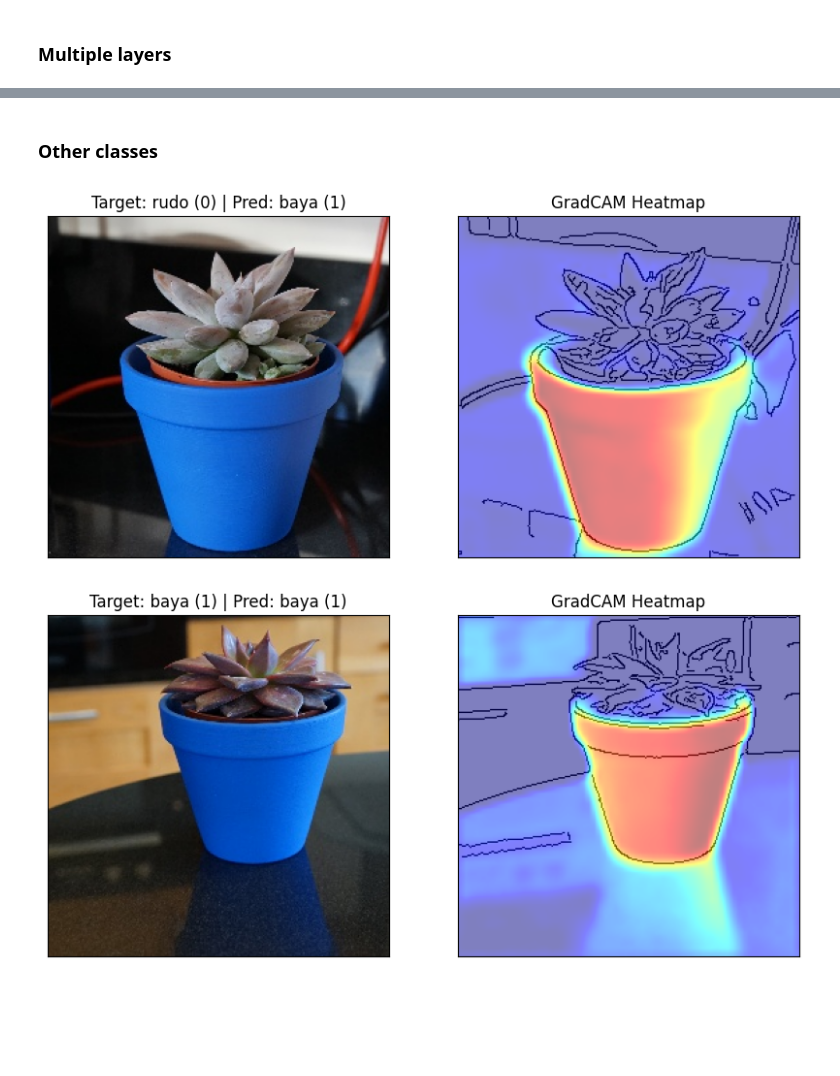
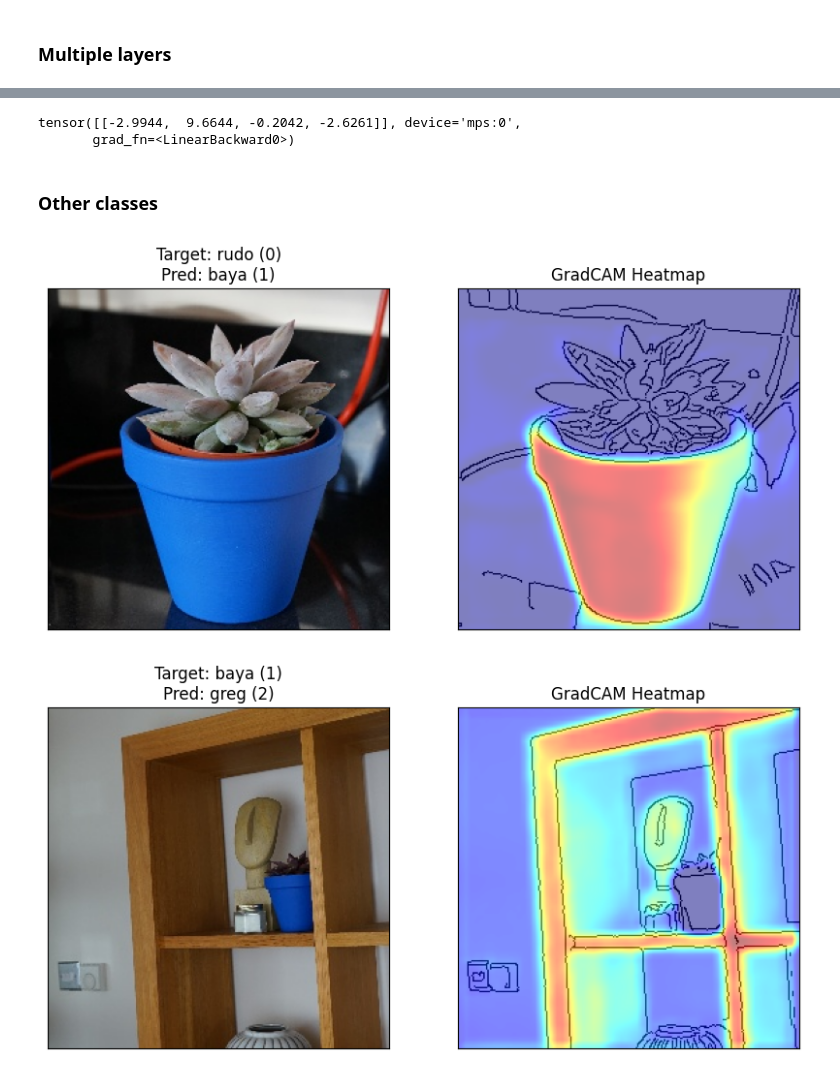
Before and after one commit to a-data-odyssey/XAI-for-CV, a Jupyter notebook: src/gradient/grad-cam.ipynb, the cells around one changed output, grey strips where cells are left out. Drawn from its saved outputs; the diff is of its cells as text; code cells hidden in the pictures; blank space fills up the shorter version.

```diff
--- a/src/gradient/grad-cam.ipynb
+++ b/src/gradient/grad-cam.ipynb
@@ -25,12 +25,11 @@ from network import CNN
 # Load model and dataset
 # %%
 # Download the model directly from Hugging Face Hub
-model_path = hf_hub_download(repo_id="a-data-odyssey/XAI-for-CV-models",
-                             filename="models/pot_plant_classifier/model.pth")
+model_path = hf_hub_download(repo_id="a-data-odyssey/pot-plant-classifier",
+                             filename="pot-plant-classifier.pth")
 
 # Load the model
-model = CNN()
-model.load_state_dict(torch.load(model_path))
+model = torch.load(model_path, map_location=torch.device('cpu'))
 
 # Set the model to evaluation mode
 device = torch.device('mps' if torch.backends.mps.is_built()
@@ -126,7 +125,7 @@ for a in ax:
 # %% [output]
 [figure]
 # %%
-def plot_gradcam(rgb_image, visualization,title='Input'):
+def plot_gradcam(rgb_image, visulaization,title='Input'):
 
     """Display the original image and the GradCAM heatmap"""
 
@@ -135,7 +134,7 @@ def plot_gradcam(rgb_image, visualization,title='Input'):
     ax[0].imshow(rgb_image)
     ax[0].set_title(title)
 
-    ax[1].imshow(visualization)
+    ax[1].imshow(visulaization)
     ax[1].set_title("GradCAM Heatmap")
 
     for a in ax:
@@ -172,5 +171,5 @@ plot_gradcam(rgb_image, visualization)
 ### Multiple layers
 # %%
 # all conv layers
-target_layer = [model.conv_layers[0],model.conv_layers[3],model.conv_layers[6]]
+layers = [model.conv_layers[0],model.conv_layers[3],model.conv_layers[6]]
 # %%
@@ -186,0 +206,18 @@ plot_gradcam(rgb_image, visulaization)
+# %%
+# Define target classes
+classes = [ClassifierOutputTarget(0),
+           ClassifierOutputTarget(1),
+           ClassifierOutputTarget(2),
+           ClassifierOutputTarget(3)]
+
+# Get the GradCAM heatmap
+cam = GradCAM(model=model, target_layers=layers)
+heatmap = cam(input_tensor=image.unsqueeze(0), targets=classes)
+
+print(heatmap.shape)
+
+# Plot the heatmap
+edge = get_canny_edge(rgb_image)
+visulaization = show_cam_on_image(edge, heatmap[0], use_rgb=True)
+
+plot_gradcam(rgb_image, visulaization)
@@ -187,39 +227,45 @@ plot_gradcam(rgb_image, visulaization)
+# %%
+# Output scores
+print(output)
+# %% [output]
+tensor([[-2.9944,  9.6644, -0.2042, -2.6261]], device='mps:0',
+       grad_fn=<LinearBackward0>)
 # %% [markdown]
 ### Other classes
 # %%
 for p in [0,1,2,3]:
 
     # Get the paths for given class
     paths = glob.glob(base_path + "/test/{}_*.jpg".format(p))
 
     # Get random instance
     np.random.shuffle(paths)
     data = ImageDataset(paths,num_classes=num_classes)
     image, target = data.__getitem__(0)
 
     # Format target
     target = torch.argmax(target).item()
 
     # Get prediction
     input = image.unsqueeze(0).to(device)
     output = model(input)
     pred = torch.argmax(output).item()
 
     # Use prediction as target class
-    target_class = [ClassifierOutputTarget(pred)]
-    target_layer = [model.conv_layers[6]]
+    classes = [ClassifierOutputTarget(pred)]
+    layers = [model.conv_layers[6]]
 
     # Get heatmap
-    cam = GradCAM(model=model, target_layers=target_layer)
-    heatmap = cam(input_tensor=image.unsqueeze(0), targets= target_class)
+    cam = GradCAM(model=model, target_layers=layers)
+    heatmap = cam(input_tensor=image.unsqueeze(0), targets= classes)
 
     # Display
     rgb_image = image.permute(1,2,0).numpy()
     edge = get_canny_edge(rgb_image)
     visulaization = show_cam_on_image(edge, heatmap[0], use_rgb=True)
 
-    title = f"Target: {plant_names[target]} ({target}) | Pred: {plant_names[pred]} ({pred})"
+    title = f"Target: {plant_names[target]} ({target})\nPred: {plant_names[pred]} ({pred})"
     plot_gradcam(rgb_image, visulaization,title)
 # %% [output]
-[figure, old version]
+[figure, new version]
-[figure, old version]
+[figure, new version]
```
Also changed, not shown: parts of 11 cells of this notebook, 1 other file.
